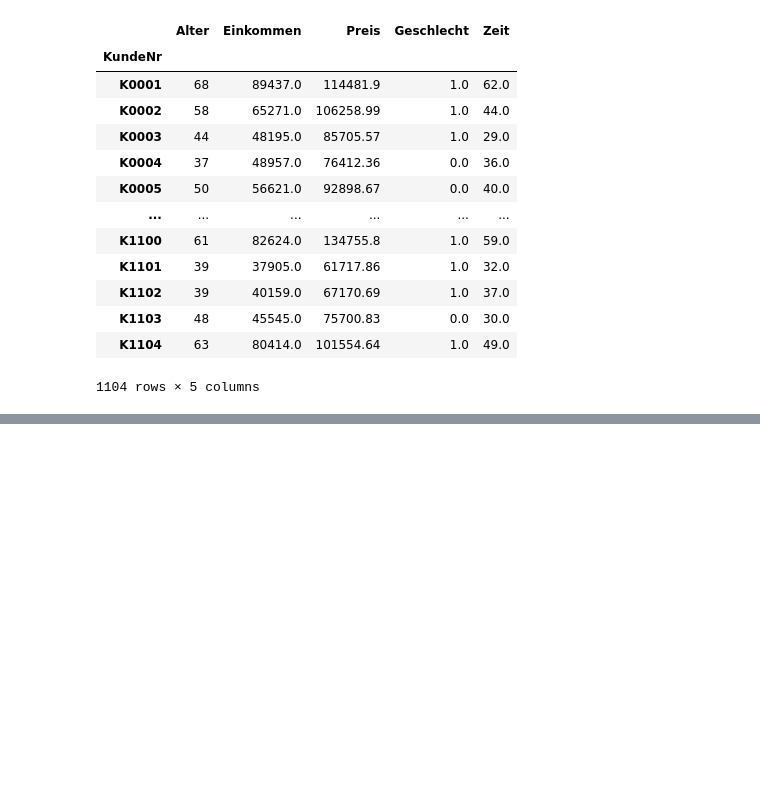
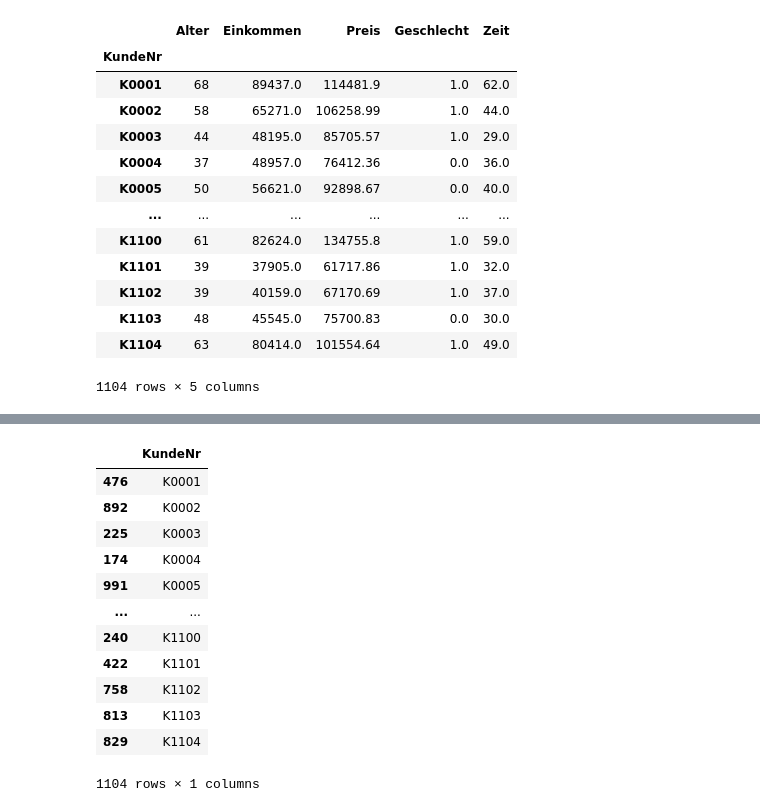
Before and after one commit to FastResearch/final_projectSS2024_Group3, a Jupyter notebook: organise Tab_Kund-SK-.ipynb, the cells around one changed output, grey strips where cells are left out. Cells and saved outputs as stored; diff of their text form; code cells hidden in the pictures; blank space fills up the shorter version.

```diff
--- a/organise Tab_Kund-SK-.ipynb
+++ b/organise Tab_Kund-SK-.ipynb
@@ -158,0 +147,17 @@ Name: Geschlecht, Length: 1104, dtype: object
+# %%
+column_KundeNr = table_customer_resorted[["KundeNr"]]
+column_KundeNr
+# %% [output]
+|  | KundeNr |
+| 476 | K0001 |
+| 892 | K0002 |
+| 225 | K0003 |
+| 174 | K0004 |
+| 991 | K0005 |
+| ... | ... |
+| 240 | K1100 |
+| 422 | K1101 |
+| 758 | K1102 |
+| 813 | K1103 |
+| 829 | K1104 |
+1104 rows × 1 columns
```
Also changed, not shown: parts of 18 cells of this notebook, 1 other file.
